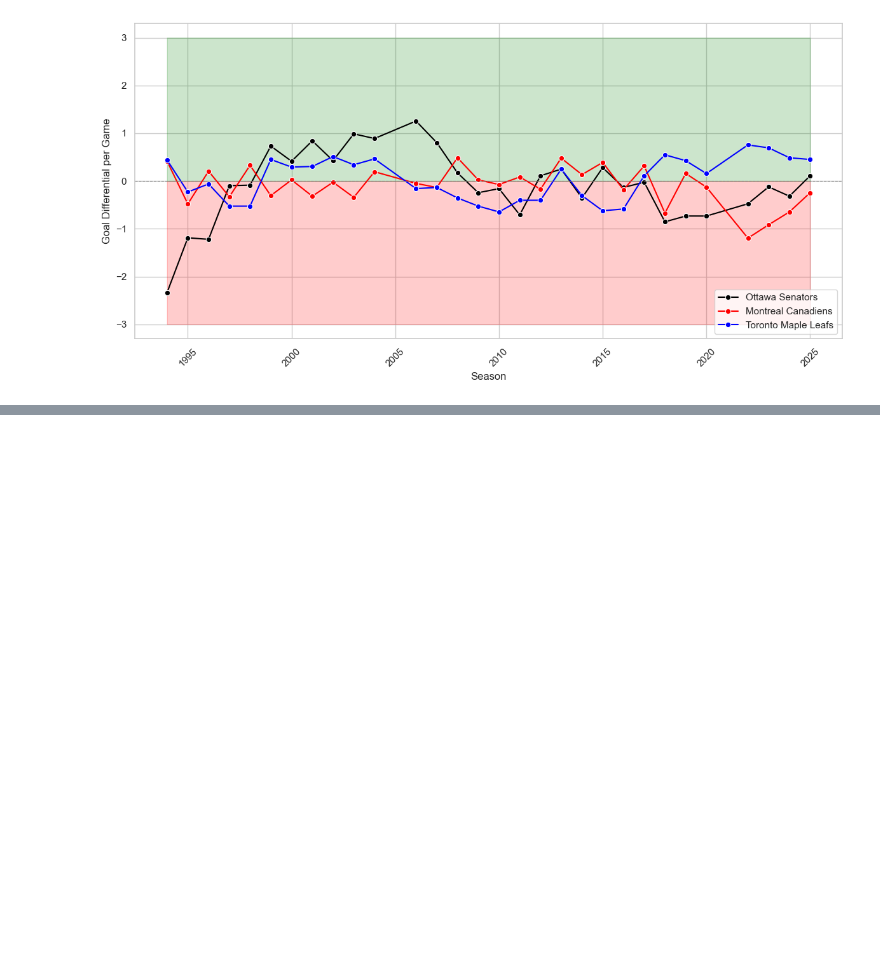
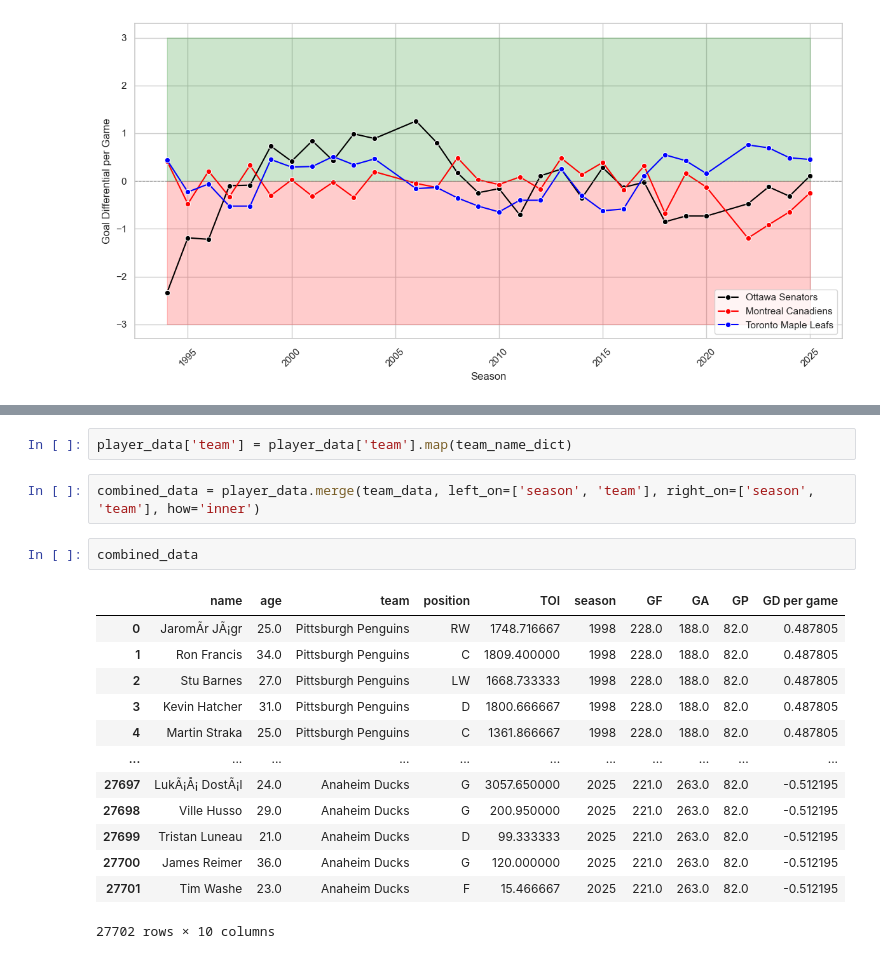
Before and after one commit to alibekk93/NHL_players_career_display, a Jupyter notebook: team_graph_test.ipynb, the cells around one changed output, grey strips where cells are left out. Cells and saved outputs as stored; diff of their text form; blank space fills up the shorter version.

```diff
--- a/team_graph_test.ipynb
+++ b/team_graph_test.ipynb
@@ -28,0 +73,20 @@ plt.show()
+# %%
+player_data['team'] = player_data['team'].map(team_name_dict)
+# %%
+combined_data = player_data.merge(team_data, left_on=['season', 'team'], right_on=['season', 'team'], how='inner')
+# %%
+combined_data
+# %% [output]
+|  | name | age | team | position | TOI | season | GF | GA | GP | GD per game |
+| 0 | JaromÃ­r JÃ¡gr | 25.0 | Pittsburgh Penguins | RW | 1748.716667 | 1998 | 228.0 | 188.0 | 82.0 | 0.487805 |
+| 1 | Ron Francis | 34.0 | Pittsburgh Penguins | C | 1809.400000 | 1998 | 228.0 | 188.0 | 82.0 | 0.487805 |
+| 2 | Stu Barnes | 27.0 | Pittsburgh Penguins | LW | 1668.733333 | 1998 | 228.0 | 188.0 | 82.0 | 0.487805 |
+| 3 | Kevin Hatcher | 31.0 | Pittsburgh Penguins | D | 1800.666667 | 1998 | 228.0 | 188.0 | 82.0 | 0.487805 |
+| 4 | Martin Straka | 25.0 | Pittsburgh Penguins | C | 1361.866667 | 1998 | 228.0 | 188.0 | 82.0 | 0.487805 |
+| ... | ... | ... | ... | ... | ... | ... | ... | ... | ... | ... |
+| 27697 | LukÃ¡Å¡ DostÃ¡l | 24.0 | Anaheim Ducks | G | 3057.650000 | 2025 | 221.0 | 263.0 | 82.0 | -0.512195 |
+| 27698 | Ville Husso | 29.0 | Anaheim Ducks | G | 200.950000 | 2025 | 221.0 | 263.0 | 82.0 | -0.512195 |
+| 27699 | Tristan Luneau | 21.0 | Anaheim Ducks | D | 99.333333 | 2025 | 221.0 | 263.0 | 82.0 | -0.512195 |
+| 27700 | James Reimer | 36.0 | Anaheim Ducks | G | 120.000000 | 2025 | 221.0 | 263.0 | 82.0 | -0.512195 |
+| 27701 | Tim Washe | 23.0 | Anaheim Ducks | F | 15.466667 | 2025 | 221.0 | 263.0 | 82.0 | -0.512195 |
+27702 rows × 10 columns
```
Also changed, not shown: parts of 6 cells of this notebook.
